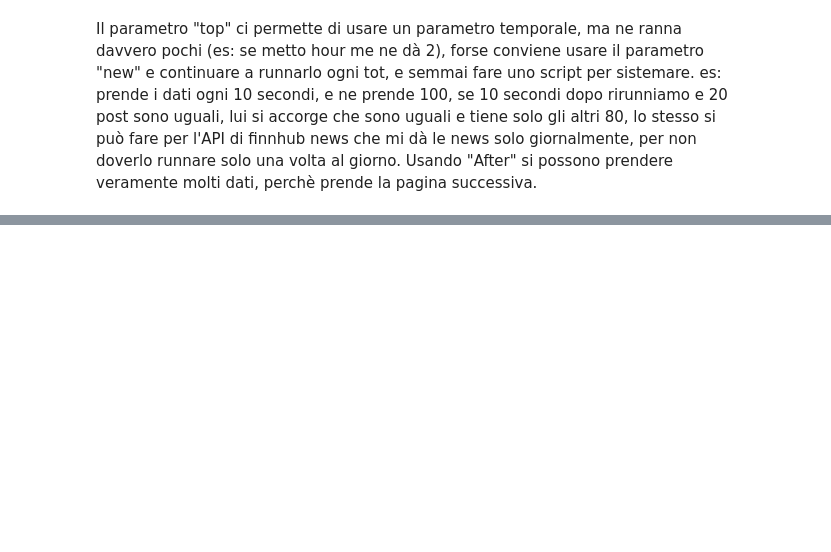
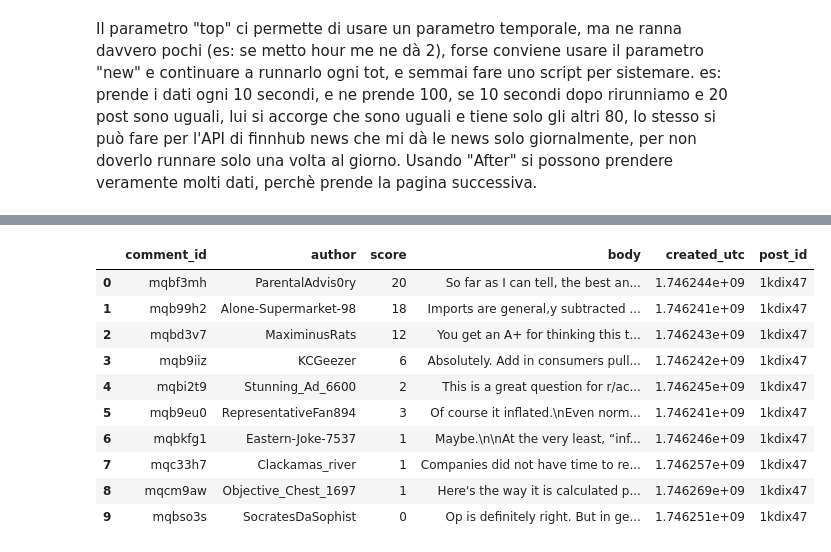
Before and after one commit to elisa-negrini/BDT-project, a Jupyter notebook: Reddit.ipynb, the cells around one changed output, grey strips where cells are left out. Cells and saved outputs as stored; diff of their text form; code cells hidden in the pictures; blank space fills up the shorter version.

```diff
--- a/Reddit.ipynb
+++ b/Reddit.ipynb
@@ -120,6 +124,9 @@ import requests
 
 all_posts = pd.DataFrame()
 seen_ids = set()
+
+market = ["stocks", "investment", "wallstreetbets", "StockMarket", "financialindependence"]
+geopolitics = ["geopolitics","politics", "worldnews", "news", "Economics"]
 
 def get_new_reddit_posts(token):
     url = 'https://oauth.reddit.com/r/stocks/new?limit=100'
@@ -143,6 +150,7 @@ def get_new_reddit_posts(token):
                     'id': post_data.get('id'),
                     'title': post_data.get('title'),
                     'author': post_data.get('author'),
+                    'selftext': post_data.get('selftext', ''),
                     'score': post_data.get('score'),
                     'num_comments': post_data.get('num_comments'),
                     'created_utc': post_data.get('created_utc'),
@@ -164,7 +172,7 @@ def get_new_reddit_posts(token):
         return pd.DataFrame()
 
 # Esegui il polling ogni 30 secondi
-for i in range(6):  # ad esempio per 10 minuti
+for i in range(6):  # ad esempio per 3 minuti
     df = get_new_reddit_posts(token)
     all_posts = pd.concat([all_posts, df], ignore_index=True)
     time.sleep(30)
@@ -191,0 +457,14 @@ all_posts.head()
+# %%
+all_market_posts["comments"][2]
+# %% [output]
+|  | comment_id | author | score | body | created_utc | post_id |
+| 0 | mqbf3mh | ParentalAdvis0ry | 20 | So far as I can tell, the best an... | 1.746244e+09 | 1kdix47 |
+| 1 | mqb99h2 | Alone-Supermarket-98 | 18 | Imports are general,y subtracted ... | 1.746241e+09 | 1kdix47 |
+| 2 | mqbd3v7 | MaximinusRats | 12 | You get an A+ for thinking this t... | 1.746243e+09 | 1kdix47 |
+| 3 | mqb9iiz | KCGeezer | 6 | Absolutely. Add in consumers pull... | 1.746242e+09 | 1kdix47 |
+| 4 | mqbi2t9 | Stunning_Ad_6600 | 2 | This is a great question for r/ac... | 1.746245e+09 | 1kdix47 |
+| 5 | mqb9eu0 | RepresentativeFan894 | 3 | Of course it inflated.\nEven norm... | 1.746241e+09 | 1kdix47 |
+| 6 | mqbkfg1 | Eastern-Joke-7537 | 1 | Maybe.\n\nAt the very least, “inf... | 1.746246e+09 | 1kdix47 |
+| 7 | mqc33h7 | Clackamas_river | 1 | Companies did not have time to re... | 1.746257e+09 | 1kdix47 |
+| 8 | mqcm9aw | Objective_Chest_1697 | 1 | Here's the way it is calculated p... | 1.746269e+09 | 1kdix47 |
+| 9 | mqbso3s | SocratesDaSophist | 0 | Op is definitely right. But in ge... | 1.746251e+09 | 1kdix47 |
```
Also changed, not shown: parts of 11 cells of this notebook, 2 other files.
